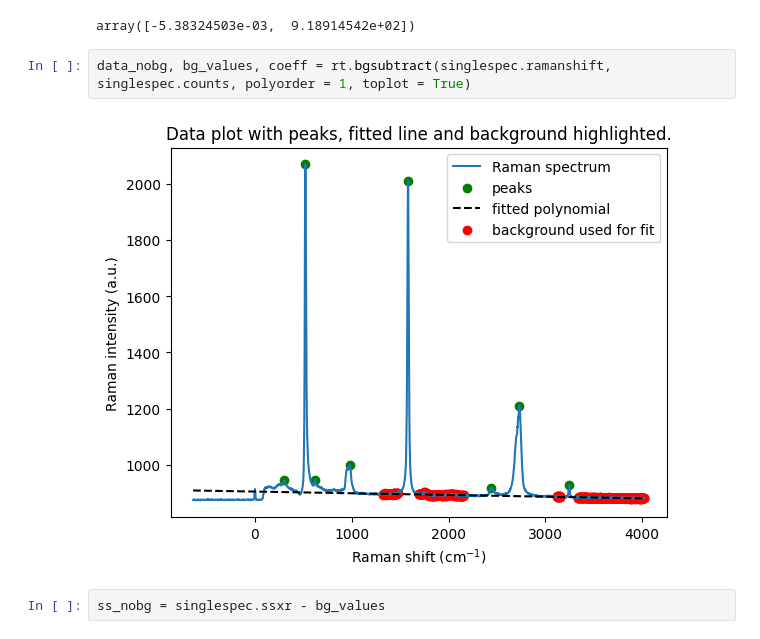
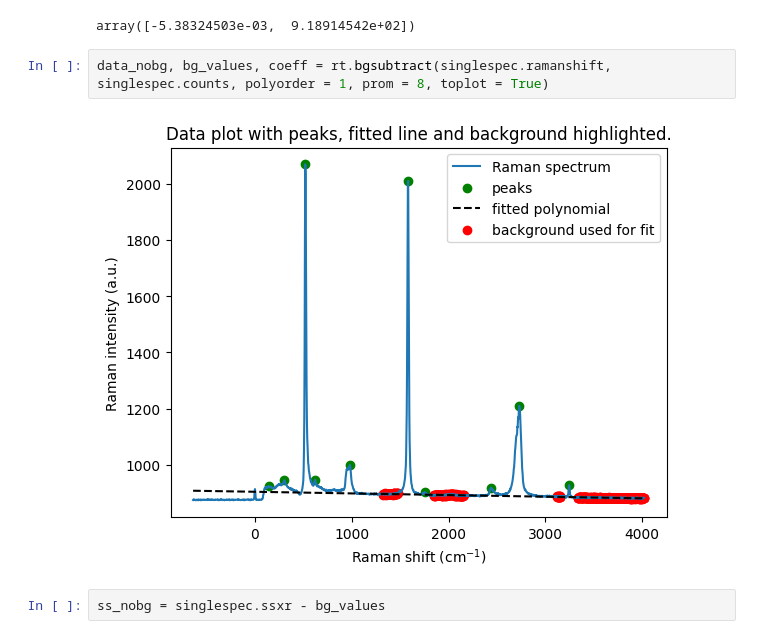
Before and after one commit to zrbyte/ramantools, a Jupyter notebook: ramantools tutorial.ipynb, the cells around one changed output. Drawn from its saved outputs; the diff is of its cells as text.

```diff
--- a/ramantools tutorial.ipynb
+++ b/ramantools tutorial.ipynb
@@ -239,9 +239,9 @@ coeff
 # %% [output]
 array([-5.38324503e-03,  9.18914542e+02])
 # %%
-data_nobg, bg_values, coeff = rt.bgsubtract(singlespec.ramanshift, singlespec.counts, polyorder = 1, toplot = True)
+data_nobg, bg_values, coeff = rt.bgsubtract(singlespec.ramanshift, singlespec.counts, polyorder = 1, prom = 8, toplot = True)
 # %% [output]
-[figure, old version]
+[figure, new version]
 # %%
 ss_nobg = singlespec.ssxr - bg_values
 # %%
```
Also changed, not shown: parts of 5 cells of this notebook, 1 other file.
